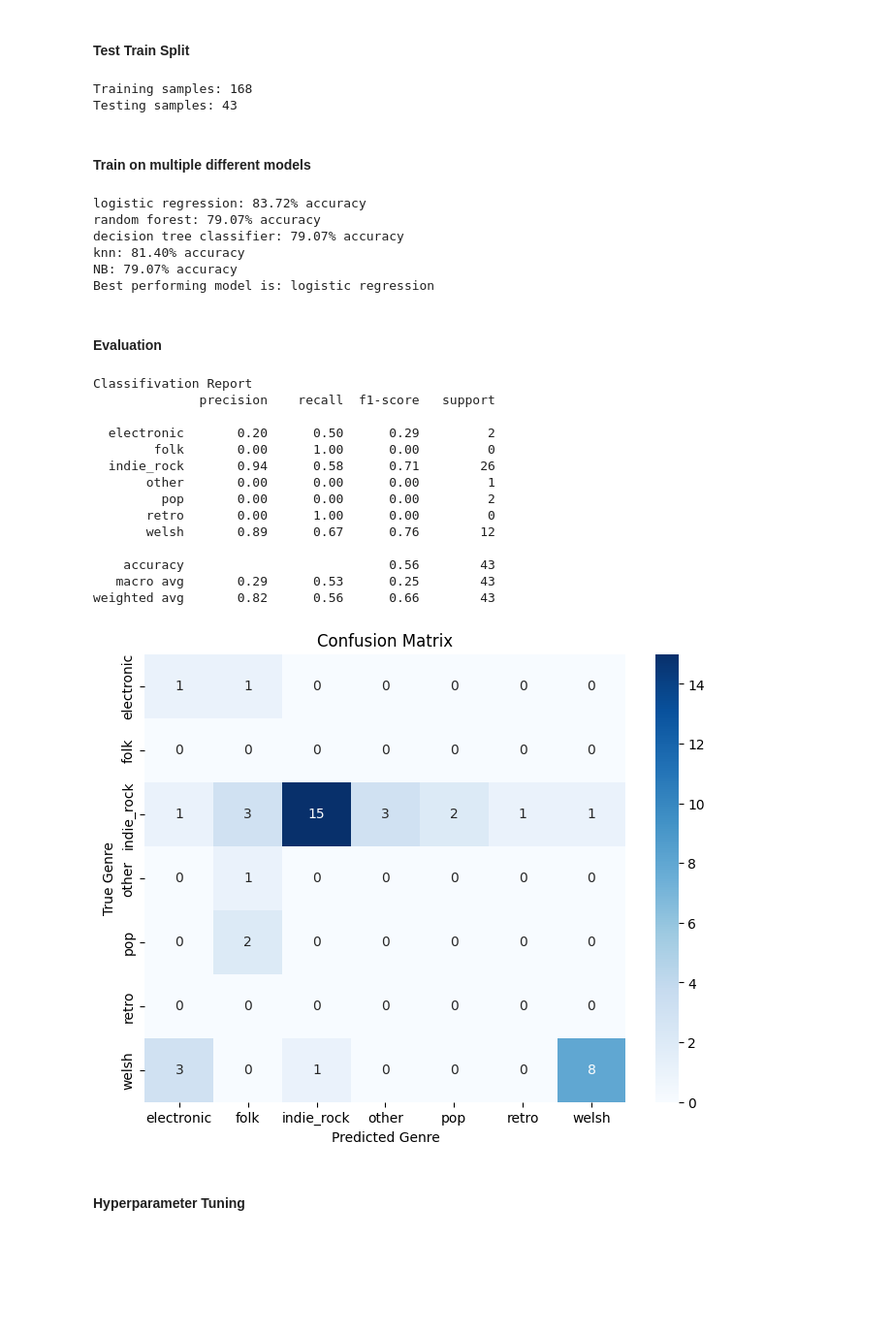
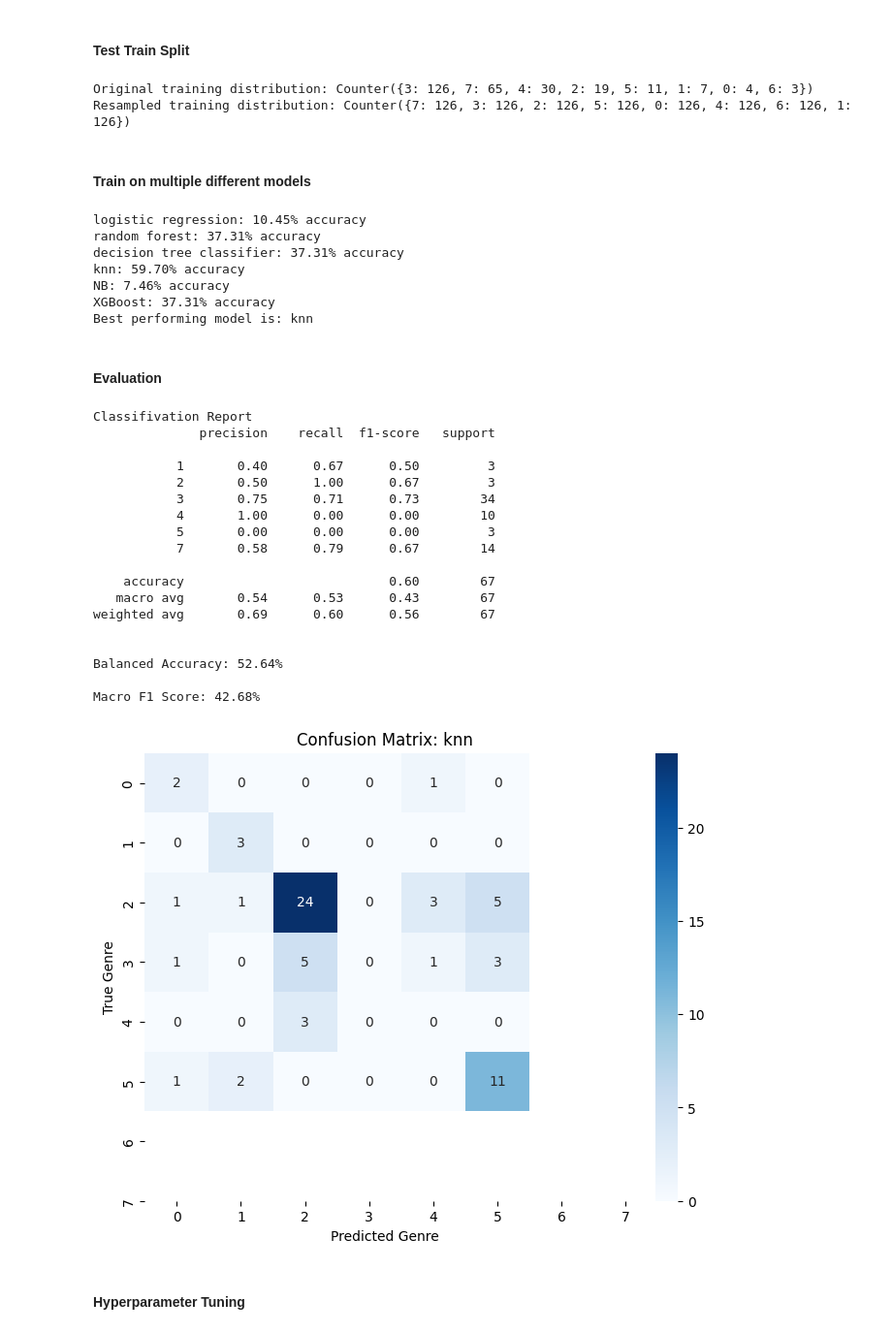
Before and after one commit to tomWills74/SpotifyAPI, a Jupyter notebook: spotify_audio_features.ipynb, the cells around one changed output. Shown: that part at 97% size. Cells and saved outputs as stored; diff of their text form; code cells hidden in the pictures; blank space fills up the shorter version.

```diff
--- a/spotify_audio_features.ipynb
+++ b/spotify_audio_features.ipynb
@@ -162,17 +162,27 @@ Name: count, dtype: int64
 # %% [markdown]
 #### Test Train Split
 # %%
+from imblearn.over_sampling import RandomOverSampler
+
+le = LabelEncoder()
+y = le.fit_transform(y)
 X_train, X_test, y_train, y_test = train_test_split(
     X, y,
     test_size=0.2,
     random_state=42
 )
 
-print(f"Training samples: {len(X_train)}")
-print(f"Testing samples: {len(X_test)}")
+ros = RandomOverSampler(random_state=42)
+X_train_res, y_train_res = ros.fit_resample(X_train, y_train)
+
+# print(f"Training samples: {len(X_train)}")
+# print(f"Testing samples: {len(X_test)}")
+
+print("Original training distribution:", Counter(y_train))
+print("Resampled training distribution:", Counter(y_train_res))
 # %% [output]
-Training samples: 168
-Testing samples: 43
+Original training distribution: Counter({3: 126, 7: 65, 4: 30, 2: 19, 5: 11, 1: 7, 0: 4, 6: 3})
+Resampled training distribution: Counter({7: 126, 3: 126, 2: 126, 5: 126, 0: 126, 4: 126, 6: 126, 1: 126})
 # %% [markdown]
 #### Train on multiple different models
 # %%
@@ -191,13 +202,14 @@ models = {
     'random forest' : RandomForestClassifier(n_estimators=100, random_state=42),
     'decision tree classifier' : DecisionTreeClassifier(random_state=42),
     'knn' : KNeighborsClassifier(n_neighbors=5),
-    'NB' : GaussianNB()
+    'NB' : GaussianNB(),
+    'XGBoost': XGBClassifier(eval_metric='mlogloss', random_state=42)
 }
 
 results = {}
 
 for name, model in models.items():
-    model.fit(X_train, y_train)
+    model.fit(X_train_res, y_train_res)
     score = model.score(X_test, y_test)
     results[name] = score
     print(f"{name}: {score:.2%} accuracy")
@@ -205,47 +217,56 @@ for name, model in models.items():
 best_model = max(results, key=results.get)
 print(f"Best performing model is: {best_model}")
 # %% [output]
-logistic regression: 83.72% accuracy
-random forest: 79.07% accuracy
-decision tree classifier: 79.07% accuracy
-knn: 81.40% accuracy
-NB: 79.07% accuracy
-Best performing model is: logistic regression
+logistic regression: 10.45% accuracy
+random forest: 37.31% accuracy
+decision tree classifier: 37.31% accuracy
+knn: 59.70% accuracy
+NB: 7.46% accuracy
+XGBoost: 37.31% accuracy
+Best performing model is: knn
 # %% [markdown]
 #### Evaluation
 # %%
-model = LogisticRegression(max_iter=1000, class_weight='balanced') # Use best model
-model.fit(X_train, y_train)
+from sklearn.metrics import balanced_accuracy_score
+from sklearn.metrics import f1_score
+model = models[best_model]
+model.fit(X_train_res, y_train_res)
 y_pred = model.predict(X_test)
 
-print(f"Classifivation Report\n{classification_report(y_test, y_pred, zero_division=1)}")
+print(f"Classifivation Report\n{classification_report(y_test, y_pred, zero_division=1)}\n")
 
+print(f"Balanced Accuracy: {balanced_accuracy_score(y_test, y_pred):.2%}\n")
+print(f"Macro F1 Score: {f1_score(y_test, y_pred, average='macro'):.2%}")
 # confusion matrix
 cm = confusion_matrix(y_test, y_pred)
 plt.figure(figsize=(8, 6))
 sns.heatmap(cm, annot=True, fmt='d', cmap='Blues',
             xticklabels=model.classes_,
             yticklabels=model.classes_)
-plt.title('Confusion Matrix')
+plt.title(f'Confusion Matrix: {best_model}')
 plt.ylabel('True Genre')
 plt.xlabel('Predicted Genre')
 plt.show()
 # %% [output]
 Classifivation Report
               precision    recall  f1-score   support
 
-  electronic       0.20      0.50      0.29         2
-        folk       0.00      1.00      0.00         0
-  indie_rock       0.94      0.58      0.71        26
-       other       0.00      0.00      0.00         1
-         pop       0.00      0.00      0.00         2
-       retro       0.00      1.00      0.00         0
-       welsh       0.89      0.67      0.76        12
+           1       0.40      0.67      0.50         3
+           2       0.50      1.00      0.67         3
+           3       0.75      0.71      0.73        34
+           4       1.00      0.00      0.00        10
+           5       0.00      0.00      0.00         3
+           7       0.58      0.79      0.67        14
 
-    accuracy                           0.56        43
-   macro avg       0.29      0.53      0.25        43
-weighted avg       0.82      0.56      0.66        43
+    accuracy                           0.60        67
+   macro avg       0.54      0.53      0.43        67
+weighted avg       0.69      0.60      0.56        67
+
+
+Balanced Accuracy: 52.64%
+
+Macro F1 Score: 42.68%
-[figure, old version]
+[figure, new version]
 # %% [markdown]
 #### Hyperparameter Tuning
 # %%
```
Also changed, not shown: parts of 6 cells of this notebook, 5 other files.
